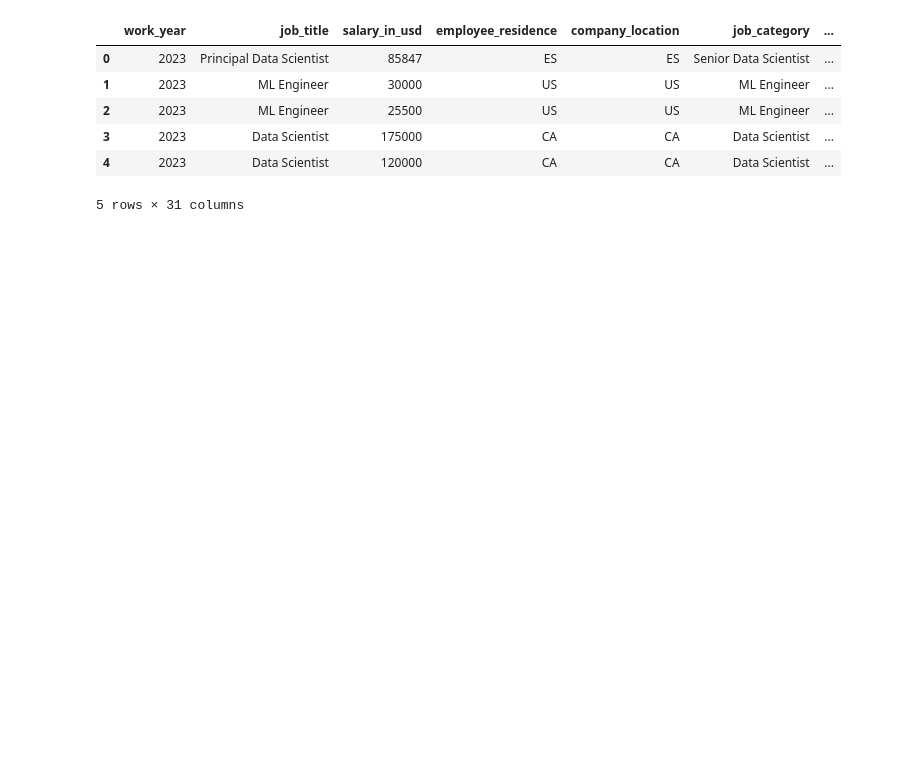
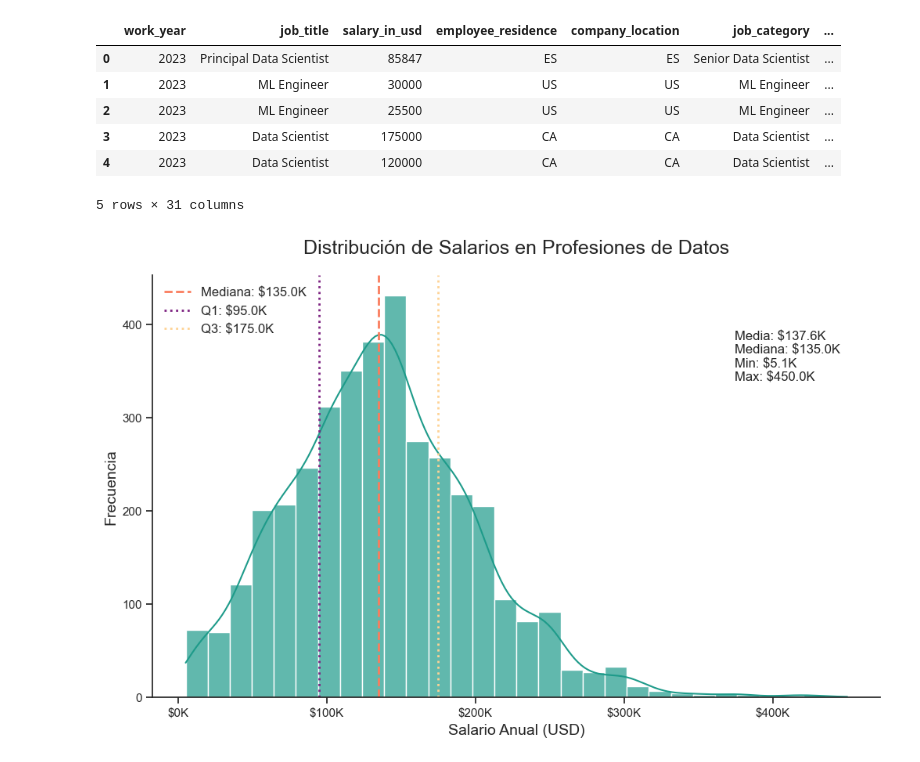
Before and after one commit to Jotis86/Data-Salaries, a Jupyter notebook: notebooks/data_visualization.ipynb, the cells around one changed output. Cells and saved outputs as stored; diff of their text form; code cells hidden in the pictures; blank space fills up the shorter version.

```diff
--- a/notebooks/data_visualization.ipynb
+++ b/notebooks/data_visualization.ipynb
@@ -22,0 +33,52 @@ df.head()
+# %%
+# Paletas personalizadas
+palette1 = sns.color_palette("viridis", 10)
+palette2 = sns.color_palette("magma", 10)
+palette3 = sns.color_palette("mako", 8)
+palette4 = sns.color_palette("flare", 6)
+# %%
+# Función para formatear salarios en miles o millones
+def format_salary(x, pos):
+    if x >= 1000000:
+        return f'${x/1000000:.1f}M'
+    else:
+        return f'${x/1000:.0f}K'
+
+salary_formatter = FuncFormatter(format_salary)
+# %%
+# -----------------------
+# 1. Distribución de salarios con densidad y estadísticas
+# -----------------------
+fig, ax = plt.subplots(figsize=(12, 7))
+sns.histplot(df['salary_in_usd'], kde=True, bins=30, color=palette1[5], alpha=0.7, ax=ax)
+
+# Añadir líneas verticales para mediana y cuartiles
+median = df['salary_in_usd'].median()
+q1 = df['salary_in_usd'].quantile(0.25)
+q3 = df['salary_in_usd'].quantile(0.75)
+
+ax.axvline(median, color=palette2[7], linestyle='--', linewidth=2,
+           label=f'Mediana: ${median/1000:.1f}K')
+ax.axvline(q1, color=palette2[3], linestyle=':', linewidth=2,
+           label=f'Q1: ${q1/1000:.1f}K')
+ax.axvline(q3, color=palette2[9], linestyle=':', linewidth=2,
+           label=f'Q3: ${q3/1000:.1f}K')
+
+ax.set_title('Distribución de Salarios en Profesiones de Datos', fontsize=18, pad=20)
+ax.set_xlabel('Salario Anual (USD)', fontsize=14)
+ax.set_ylabel('Frecuencia', fontsize=14)
+ax.xaxis.set_major_formatter(salary_formatter)
+ax.legend(fontsize=12)
+
+# Añadir estadísticas como texto
+stats_text = (f"Media: ${df['salary_in_usd'].mean()/1000:.1f}K\n"
+              f"Mediana: ${median/1000:.1f}K\n"
+              f"Min: ${df['salary_in_usd'].min()/1000:.1f}K\n"
+              f"Max: ${df['salary_in_usd'].max()/1000:.1f}K")
+
+ax.text(0.80, 0.75, stats_text, transform=ax.transAxes,
+        bbox=dict(facecolor='white', alpha=0.8, boxstyle='round'), fontsize=12)
+
+plt.show()
+# %% [output]
+[figure, added]
```
Also changed, not shown: parts of 21 cells of this notebook.
